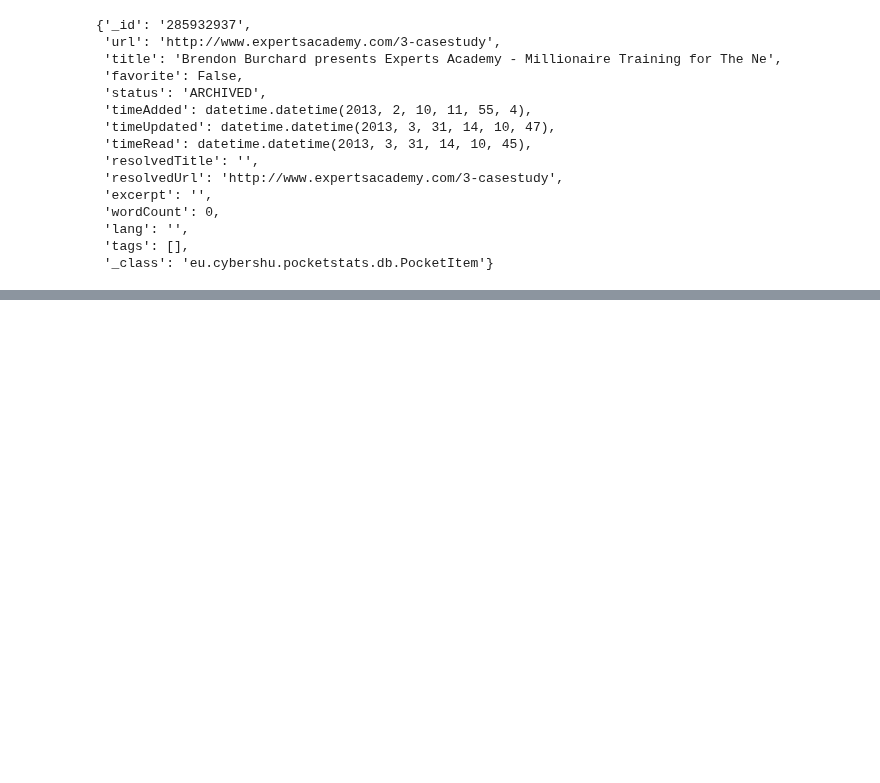
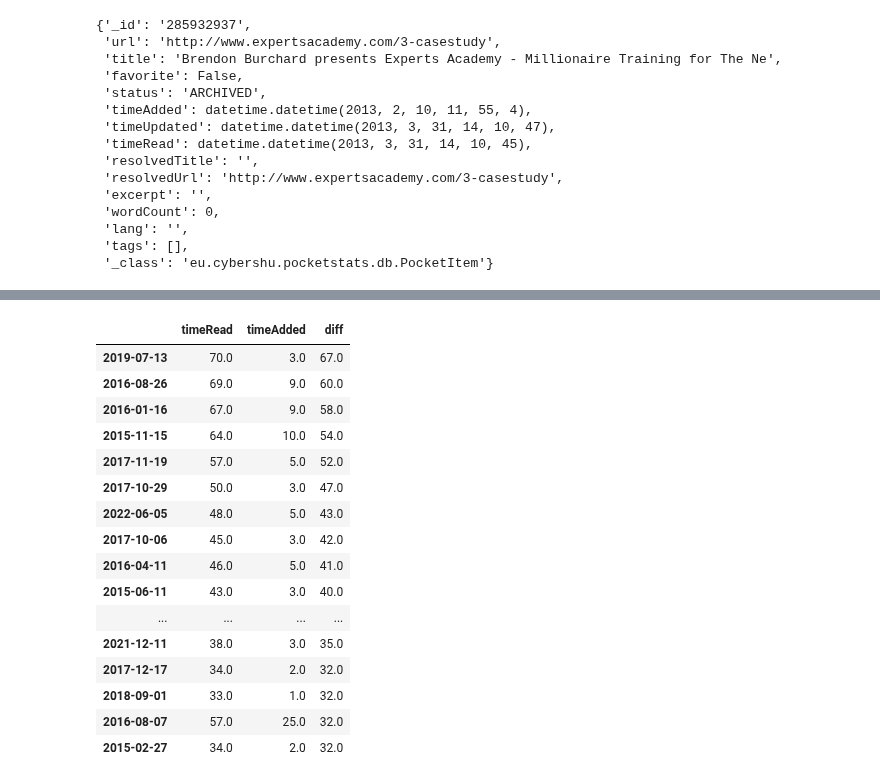
Before and after one commit to michmzr/PocketStats, a Jupyter notebook: src/main/raporting/raport.ipynb, the cells around one changed output, grey strips where cells are left out. Drawn from its saved outputs; the diff is of its cells as text; code cells hidden in the pictures; blank space fills up the shorter version.

```diff
--- a/src/main/raporting/raport.ipynb
+++ b/src/main/raporting/raport.ipynb
@@ -70,0 +73,25 @@ plt.show(fig)
+# %%
+dfProgress = stats
+dfProgress['timeRead'] = dfProgress['timeRead'].fillna(0)
+dfProgress['diff'] = dfProgress['timeRead'] - dfProgress['timeAdded']
+# %%
+# Top 20 days when more items were read than added
+dfProgress[dfProgress['diff'] > 0 ].sort_values(axis=0, by=['diff'], ascending=False).head(20)
+# %% [output]
+|  | timeRead | timeAdded | diff |
+| 2019-07-13 | 70.0 | 3.0 | 67.0 |
+| 2016-08-26 | 69.0 | 9.0 | 60.0 |
+| 2016-01-16 | 67.0 | 9.0 | 58.0 |
+| 2015-11-15 | 64.0 | 10.0 | 54.0 |
+| 2017-11-19 | 57.0 | 5.0 | 52.0 |
+| 2017-10-29 | 50.0 | 3.0 | 47.0 |
+| 2022-06-05 | 48.0 | 5.0 | 43.0 |
+| 2017-10-06 | 45.0 | 3.0 | 42.0 |
+| 2016-04-11 | 46.0 | 5.0 | 41.0 |
+| 2015-06-11 | 43.0 | 3.0 | 40.0 |
+| ... | ... | ... | ... |
+| 2021-12-11 | 38.0 | 3.0 | 35.0 |
+| 2017-12-17 | 34.0 | 2.0 | 32.0 |
+| 2018-09-01 | 33.0 | 1.0 | 32.0 |
+| 2016-08-07 | 57.0 | 25.0 | 32.0 |
+| 2015-02-27 | 34.0 | 2.0 | 32.0 |
```
Also changed, not shown: parts of 5 cells of this notebook, 2 other files.
